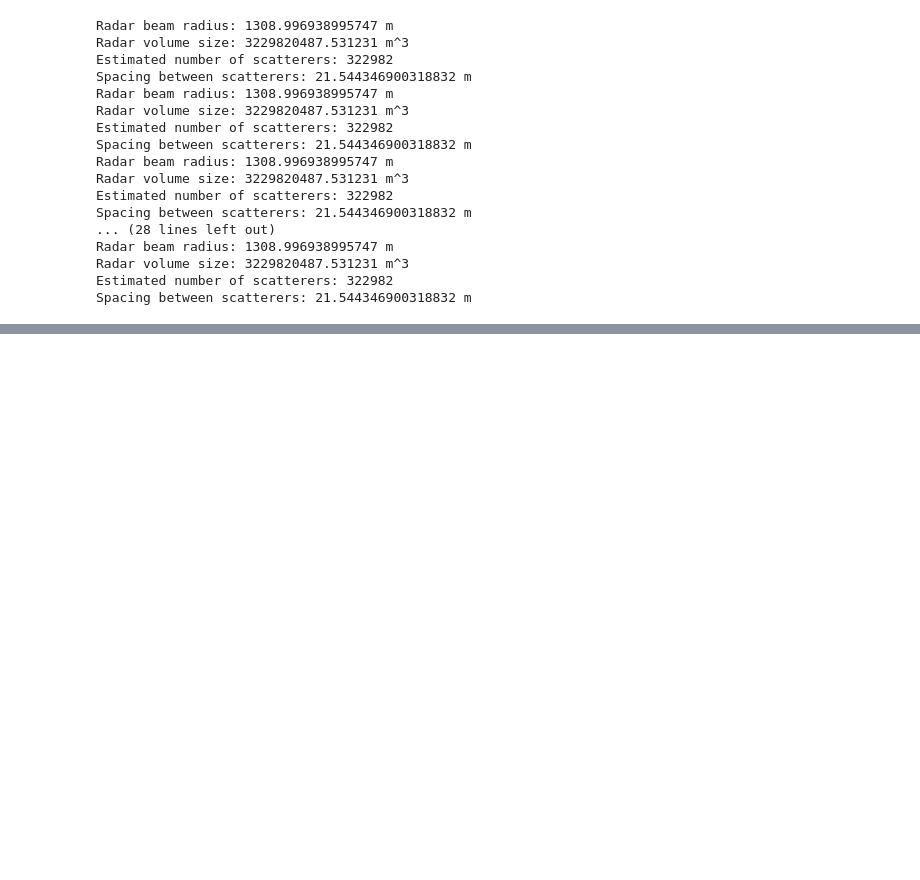
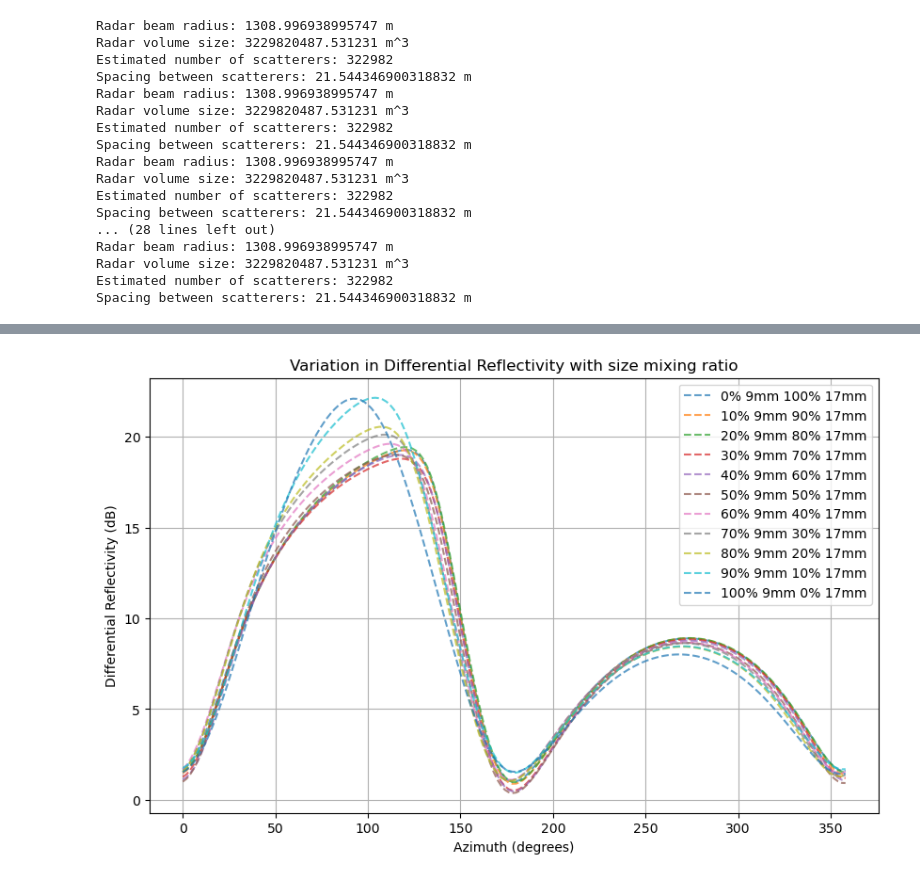
Before and after one commit to TommyMatthews/WIPL-python-analysis, a Jupyter notebook: Complex_Multi_Body/simulation_sweeps/size_dist_sweep.ipynb, the cells around one changed output, grey strips where cells are left out. Saved outputs shown, nothing was run; the diff lists cells and outputs as text; code cells hidden in the pictures; blank space fills up the shorter version.

Commit message:
Finish off ComplexMultiBody and plots for AMS

```diff
--- a/Complex_Multi_Body/simulation_sweeps/size_dist_sweep.ipynb
+++ b/Complex_Multi_Body/simulation_sweeps/size_dist_sweep.ipynb
@@ -36,13 +36,15 @@ def plot_result(output_object, output_attribute, title_str, unit, plot_kwargs=No
         mixing_ratio = f'{p1}_{p2}'
         angles = np.arange(0,360, 2)
 
-        ax.plot(angles, output, label=f'{int(float(p1)*100)}% 9mm {int(float(p2)*100)}% 17mm', linestyle = '--', **plot_kwargs)
+        ax.plot(angles, output, label=f'{int(float(p1)*10)}% 9mm {int(float(p2)*10)}% 17mm', linestyle = '--', **plot_kwargs)
 
     ax.set_xlabel('Azimuth (degrees)')
     ax.set_ylabel(title_str + f' ({unit})')
-    ax.set_title(f'Variation {title_str} with size mixing ratio')
+    ax.set_title(f'Variation in {title_str} with size mixing ratio')
     ax.legend()
     plt.grid()
+
+    return fig, ax
 # %% [markdown]
 ## Default simulation parameters
 # %%
@@ -174,0 +169,14 @@ plot_result(sorted_simulations_outputs, 'differential_phase', 'Differential Phas
+# %%
+run_id_list = []
+
+for counter in range(0,11):
+    counter_complement = 10 - counter
+
+    run_id = f"{counter}_{counter_complement}_9_17"
+    run_id_list.append(run_id)
+
+#run_id_list = sorted(run_id_list, reverse=True)
+# %%
+base_file_path = '/Users/sstk4353/packages/WIPL_python_analysis/Complex_Multi_Body/simulation_sweeps/outputs/size_sweep/'
+# %%
+loaded_simulation_outputs = {run_id : pd.read_csv(base_file_path + run_id +'.csv') for run_id in run_id_list}
@@ -174,0 +192,4 @@ plot_result(sorted_simulations_outputs, 'differential_phase', 'Differential Phas
+# %%
+fig, ax = plot_result(loaded_simulation_outputs, 'differential_reflectivity', 'Differential Reflectivity', 'dB', plot_kwargs={'alpha': 0.7})
+# %% [output]
+[figure, added]
```
Also changed, not shown: parts of 9 cells of this notebook, 12 other files.
